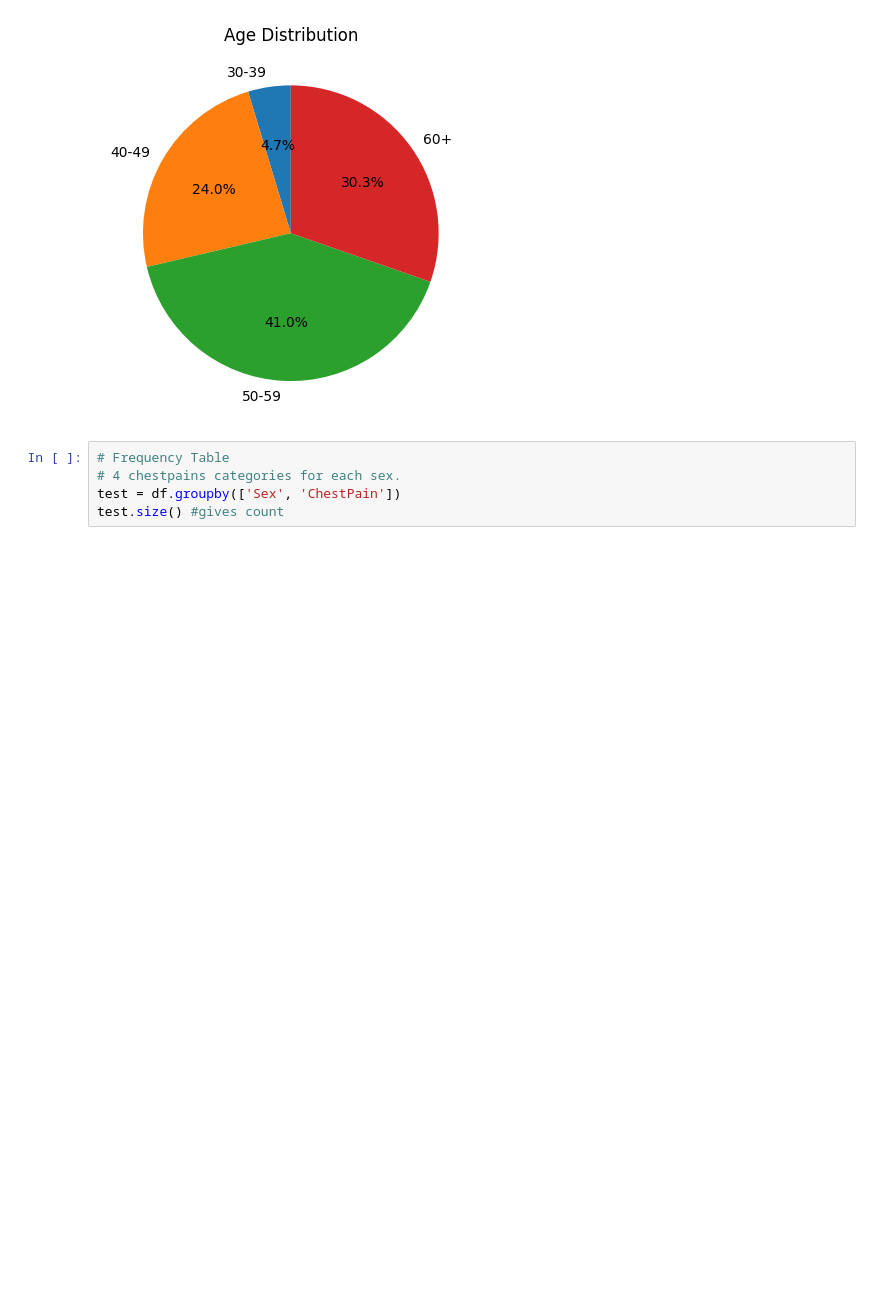
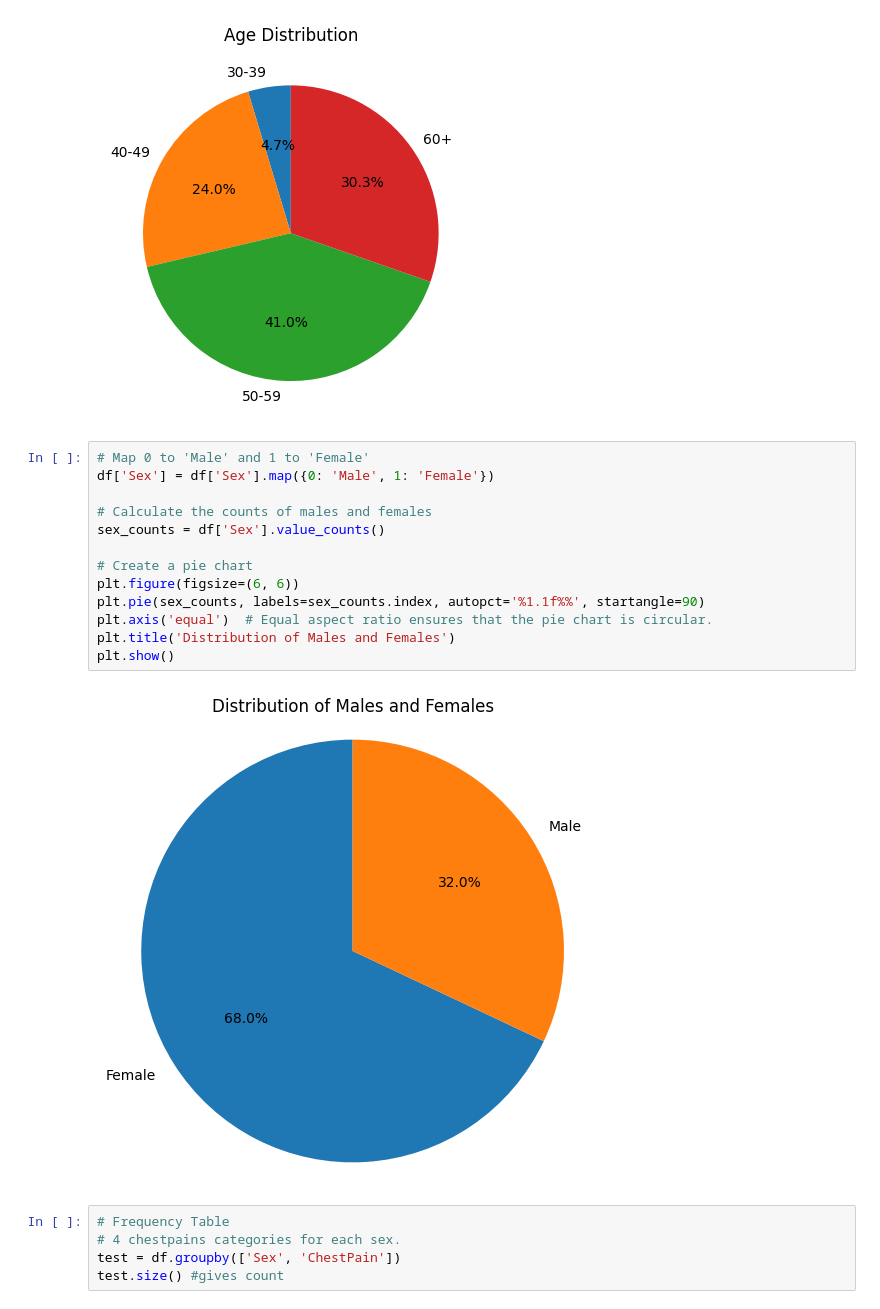
Before and after one commit to falcaozane/dwm_pracs, a Jupyter notebook: EDA/practice_dwm_exp3.ipynb, the cells around one changed output. Cells and saved outputs as stored; diff of their text form; blank space fills up the shorter version.

Commit message:
simple pie chart

```diff
--- a/EDA/practice_dwm_exp3.ipynb
+++ b/EDA/practice_dwm_exp3.ipynb
@@ -144,6 +144,21 @@ plt.title('Age Distribution')
 plt.show()
 # %% [output]
 [figure]
+# %%
+# Map 0 to 'Male' and 1 to 'Female'
+df['Sex'] = df['Sex'].map({0: 'Male', 1: 'Female'})
+
+# Calculate the counts of males and females
+sex_counts = df['Sex'].value_counts()
+
+# Create a pie chart
+plt.figure(figsize=(6, 6))
+plt.pie(sex_counts, labels=sex_counts.index, autopct='%1.1f%%', startangle=90)
+plt.axis('equal')  # Equal aspect ratio ensures that the pie chart is circular.
+plt.title('Distribution of Males and Females')
+plt.show()
+# %% [output]
+[figure, added]
 # %%
 # Frequency Table
 # 4 chestpains categories for each sex.
```
